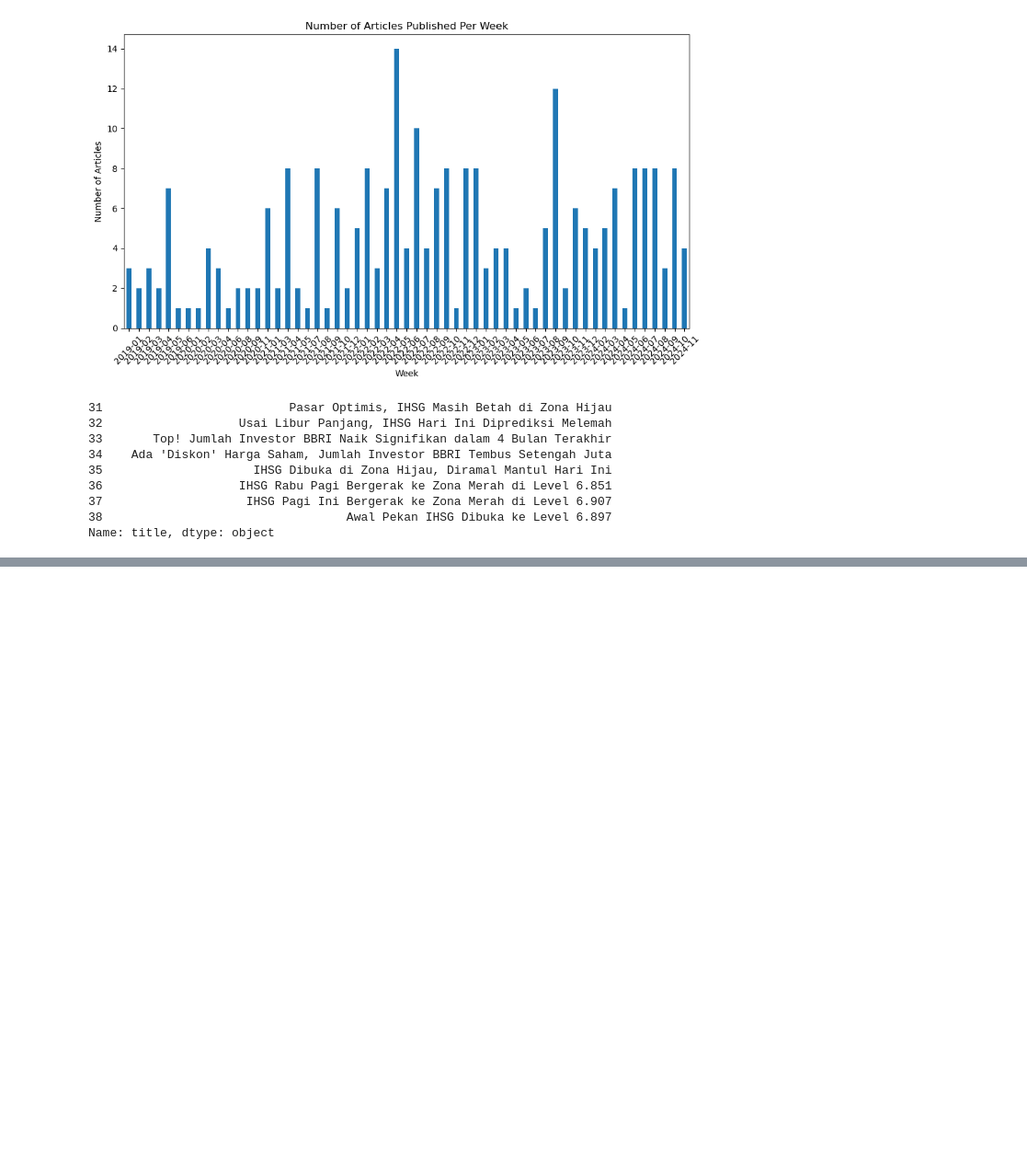
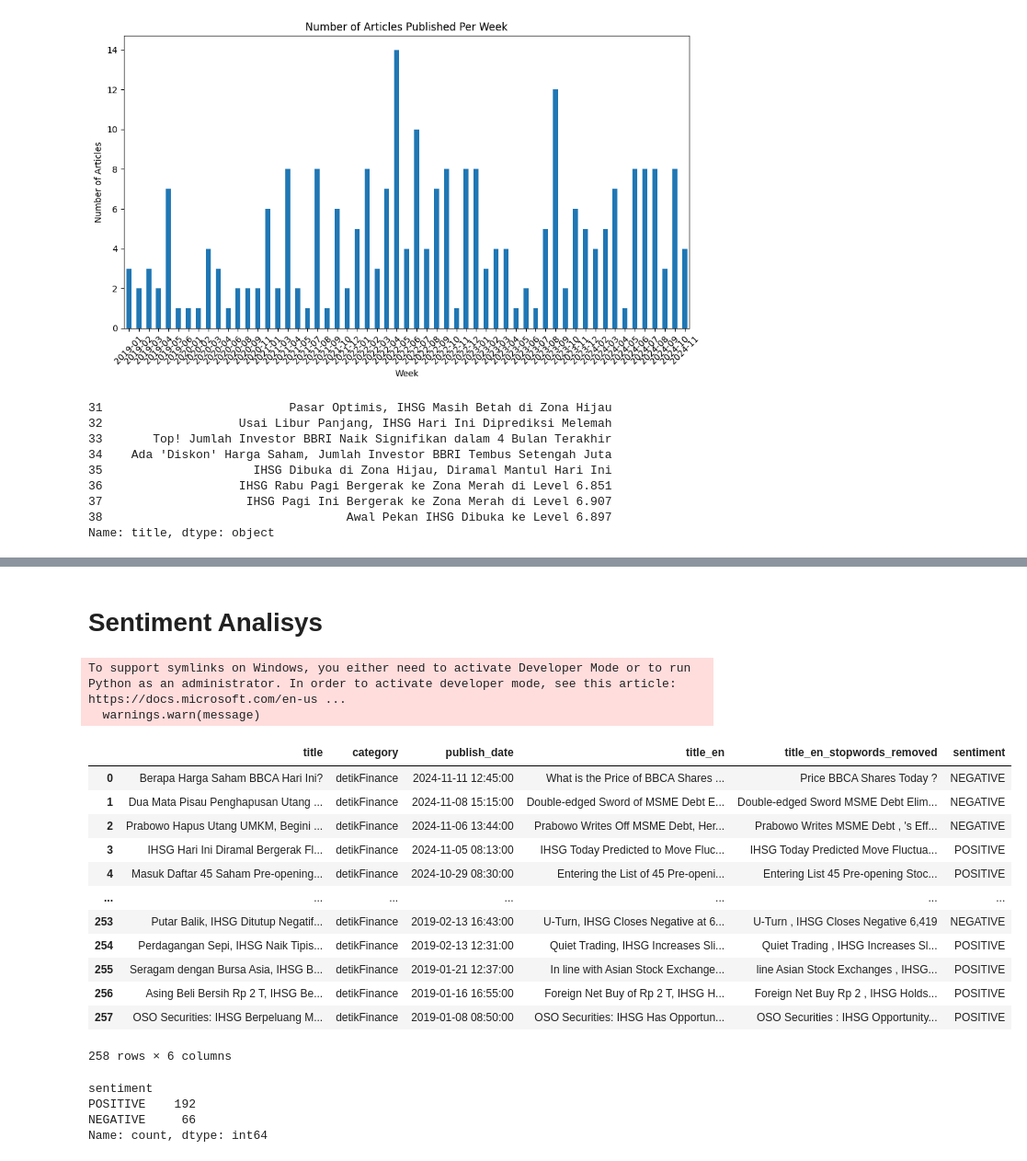
Before and after one commit to vannndar/Generative-AI-Saham, a Jupyter notebook: yfinance/readNews.ipynb, the cells around one changed output, grey strips where cells are left out. Shown: that part at 92% size. Drawn from its saved outputs; the diff is of its cells as text; code cells hidden in the pictures; blank space fills up the shorter version.

Commit message:
Feat: Sentiment anlysis using siebert

```diff
--- a/yfinance/readNews.ipynb
+++ b/yfinance/readNews.ipynb
@@ -88,0 +84,2 @@ Name: title, dtype: object
+# %%
+data.drop(columns=['article_url'], inplace=True)
@@ -88,0 +104,11 @@ Name: title, dtype: object
+# %%
+from deep_translator import GoogleTranslator
+import pandas as pd
+
+df = data.copy()
+
+# Penerjemah Deep Translator
+translator = GoogleTranslator(source='id', target='en')
+
+# Menerjemahkan Kolom
+df['title_en'] = df['title'].apply(lambda x: translator.translate(x))
@@ -88,0 +149,4 @@ Name: title, dtype: object
+# %%
+stop_words = set(stopwords.words('english'))
+
+df['title_en_stopwords_removed'] = df['title_en'].apply(lambda x: ' '.join([word for word in word_tokenize(x) if word.lower() not in stop_words]))
@@ -88,0 +169,37 @@ Name: title, dtype: object
+# %% [markdown]
+# Sentiment Analisys
+# %%
+#  use siebert/sentiment-roberta-large-english model from huggingface to sentiment analysis
+
+from transformers import pipeline
+
+sentiment_analysis = pipeline("sentiment-analysis", model="siebert/sentiment-roberta-large-english")
+# %% [output]
+To support symlinks on Windows, you either need to activate Developer Mode or to run Python as an administrator. In order to activate developer mode, see this article: https://docs.microsoft.com/en-us ...
+  warnings.warn(message)
+# %%
+# Sentiment Analysis
+df['sentiment'] = df['title_en_stopwords_removed'].apply(lambda x: sentiment_analysis(x)[0]['label'])
+
+df
+# %% [output]
+|  | title | category | publish_date | title_en | title_en_stopwords_removed | sentiment |
+| 0 | Berapa Harga Saham BBCA Hari Ini? | detikFinance | 2024-11-11 12:45:00 | What is the Price of BBCA Shares ... | Price BBCA Shares Today ? | NEGATIVE |
+| 1 | Dua Mata Pisau Penghapusan Utang ... | detikFinance | 2024-11-08 15:15:00 | Double-edged Sword of MSME Debt E... | Double-edged Sword MSME Debt Elim... | NEGATIVE |
+| 2 | Prabowo Hapus Utang UMKM, Begini ... | detikFinance | 2024-11-06 13:44:00 | Prabowo Writes Off MSME Debt, Her... | Prabowo Writes MSME Debt , 's Eff... | NEGATIVE |
+| 3 | IHSG Hari Ini Diramal Bergerak Fl... | detikFinance | 2024-11-05 08:13:00 | IHSG Today Predicted to Move Fluc... | IHSG Today Predicted Move Fluctua... | POSITIVE |
+| 4 | Masuk Daftar 45 Saham Pre-opening... | detikFinance | 2024-10-29 08:30:00 | Entering the List of 45 Pre-openi... | Entering List 45 Pre-opening Stoc... | POSITIVE |
+| ... | ... | ... | ... | ... | ... | ... |
+| 253 | Putar Balik, IHSG Ditutup Negatif... | detikFinance | 2019-02-13 16:43:00 | U-Turn, IHSG Closes Negative at 6... | U-Turn , IHSG Closes Negative 6,419 | NEGATIVE |
+| 254 | Perdagangan Sepi, IHSG Naik Tipis... | detikFinance | 2019-02-13 12:31:00 | Quiet Trading, IHSG Increases Sli... | Quiet Trading , IHSG Increases Sl... | POSITIVE |
+| 255 | Seragam dengan Bursa Asia, IHSG B... | detikFinance | 2019-01-21 12:37:00 | In line with Asian Stock Exchange... | line Asian Stock Exchanges , IHSG... | POSITIVE |
+| 256 | Asing Beli Bersih Rp 2 T, IHSG Be... | detikFinance | 2019-01-16 16:55:00 | Foreign Net Buy of Rp 2 T, IHSG H... | Foreign Net Buy Rp 2 , IHSG Holds... | POSITIVE |
+| 257 | OSO Securities: IHSG Berpeluang M... | detikFinance | 2019-01-08 08:50:00 | OSO Securities: IHSG Has Opportun... | OSO Securities : IHSG Opportunity... | POSITIVE |
+258 rows × 6 columns
+# %%
+df['sentiment'].value_counts()
+# %% [output]
+sentiment
+POSITIVE    192
+NEGATIVE     66
+Name: count, dtype: int64
```
Also changed, not shown: parts of 11 cells of this notebook, 1 other file.
